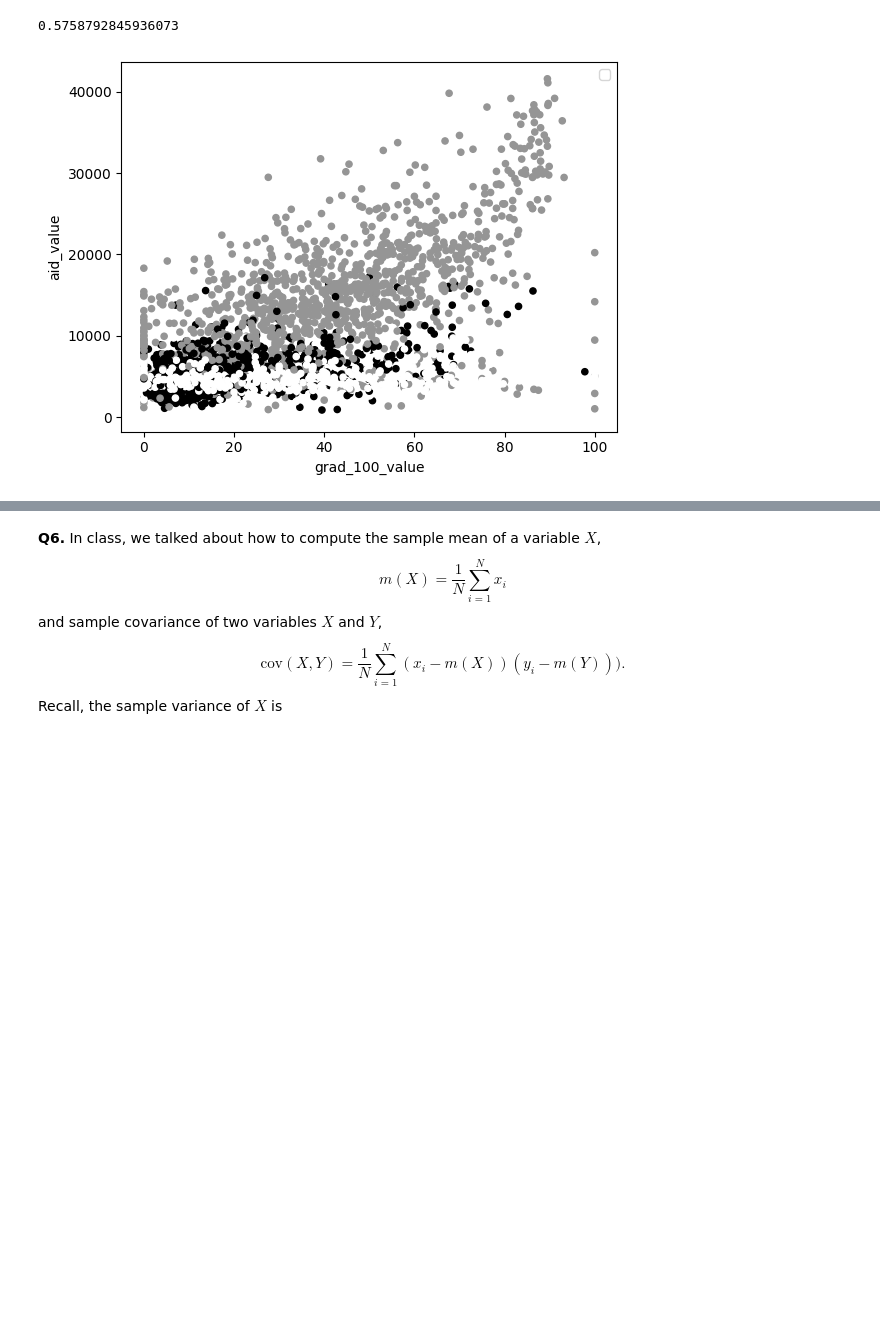
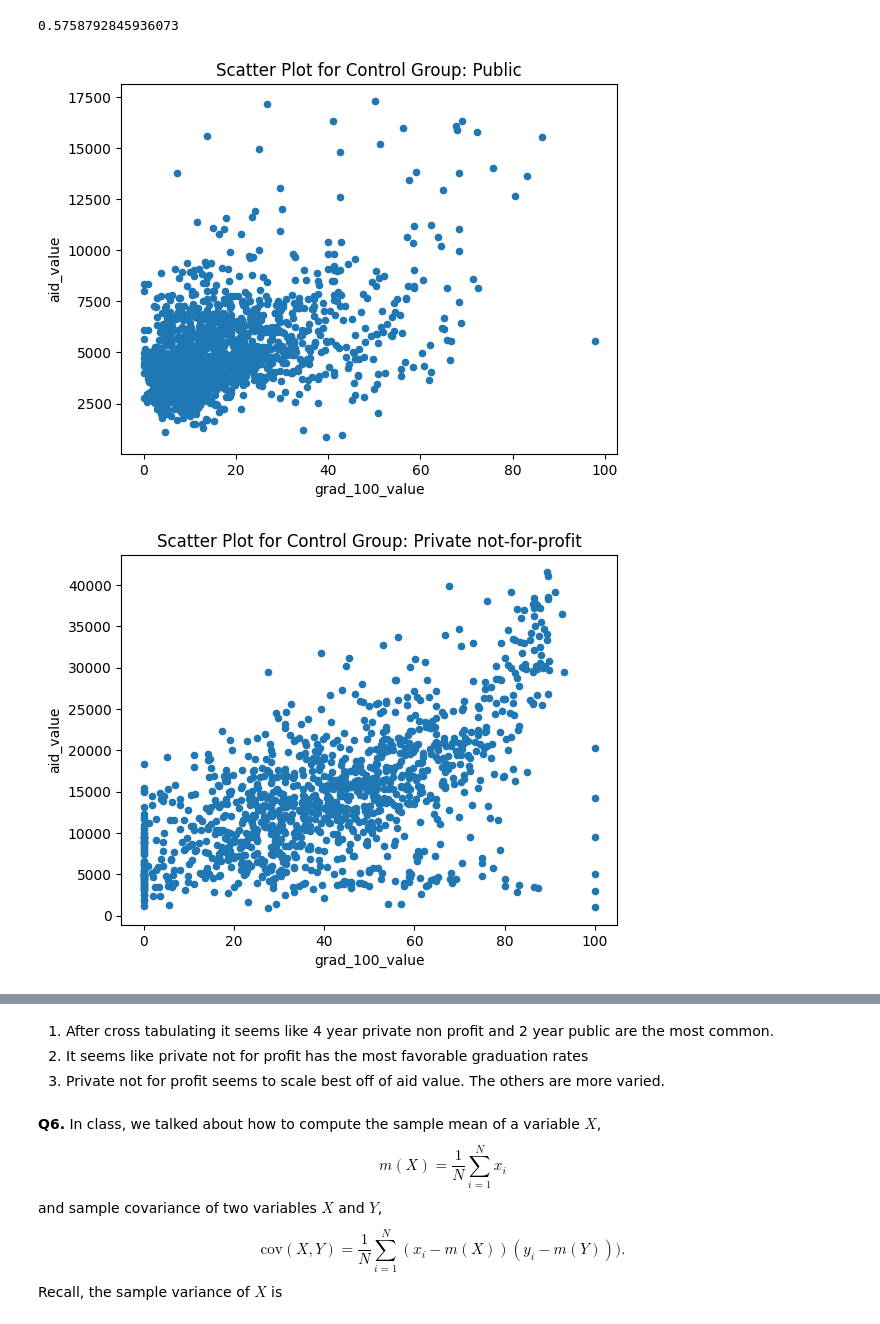
Before and after one commit to RexW999/undergrad_ml_assignments, a Jupyter notebook: 01_assignment_wrangling_and_eda.ipynb, the cells around one changed output, grey strips where cells are left out. Drawn from its saved outputs; the diff is of its cells as text; code cells hidden in the pictures; blank space fills up the shorter version.

```diff
--- a/01_assignment_wrangling_and_eda.ipynb
+++ b/01_assignment_wrangling_and_eda.ipynb
@@ -470,8 +470,11 @@ print(correlation)
 # %% [output]
 0.5758792845936073
 # %%
-scatter_plot_updated = df_college.plot.scatter(x='grad_100_value', y='aid_value', color= pd.Categorical(df_college['control']).codes)
-plt.legend()
-plt.show()
+for control_group in df_college['control'].unique():
+    subset = df_college[df_college['control'] == control_group]
+    scatter_plot = subset.plot.scatter(x='grad_100_value', y='aid_value')
+    plt.title(f'Scatter Plot for Control Group: {control_group}')
+    plt.show()
 # %% [output]
-[figure, old version]
+[figure, new version]
+[figure, added]
@@ -478,3 +482,7 @@ plt.show()
+# %% [markdown]
+1. After cross tabulating it seems like 4 year private non profit and 2 year public are the most common.
+2. It seems like private not for profit has the most favorable graduation rates
+3. Private not for profit seems to scale best off of aid value. The others are more varied.
 # %% [markdown]
 **Q6.** In class, we talked about how to compute the sample mean of a variable $X$,
 $$
```
Also changed, not shown: parts of 1 cell of this notebook.
